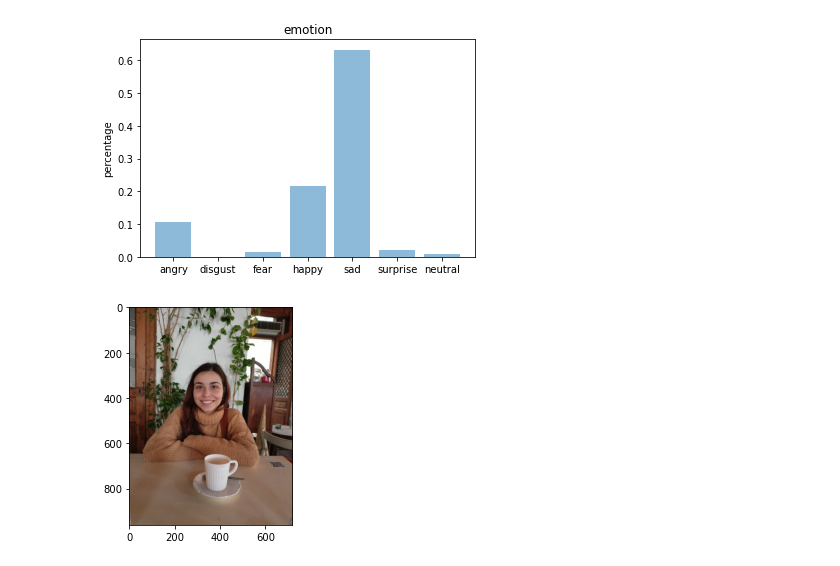
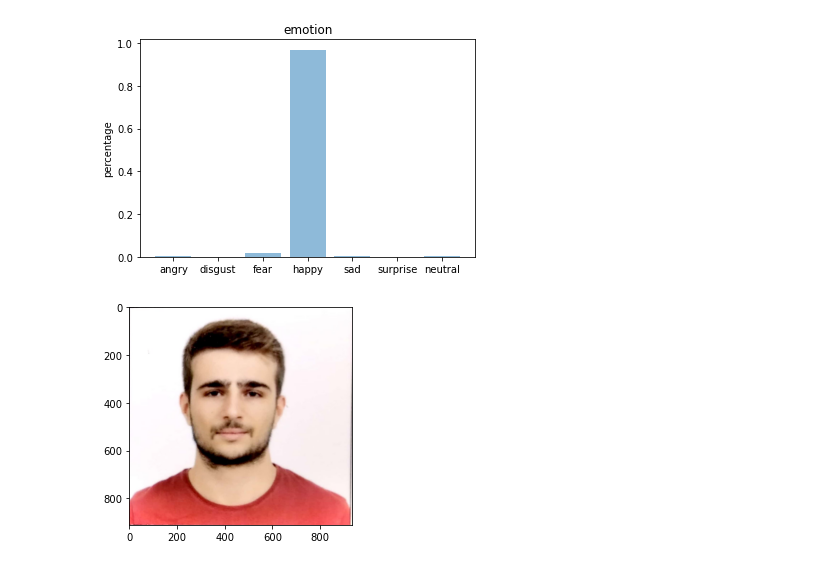
Before and after one commit to steliosgrs/Facial-Expression-Recognition, a Jupyter notebook: load_models.ipynb, the cells around one changed output. Cells and saved outputs as stored; diff of their text form; code cells hidden in the pictures.

Commit message:
Change photo

```diff
--- a/load_models.ipynb
+++ b/load_models.ipynb
@@ -37,22 +37,22 @@ model.load_weights('deep_face_weights.h5')
 # %%
 # path = "D:EmotionRecognition/CNN/test/surprise/PublicTest_3206770.jpg"
 
-path = "D:EmotionRecognition/images/test3/dimi.jpg"
+path = "D:images/photo.jpg"
 true_img = image.load_img(path)
 img = image.load_img(path, target_size=(48, 48),color_mode = "grayscale")
 
 x = image.img_to_array(img)
 x = np.expand_dims(x, axis = 0)
 x /= 255
 custom =model.predict(x)
 emotion_analysis(custom[0])
 
 x = np.array(x, 'float32')
 x = x.reshape([48, 48]);
 
 
 plt.imshow(true_img)
 plt.show()
 # %% [output]
-[figure, old version]
+[figure, new version]
-[figure, old version]
+[figure, new version]
```
Also changed, not shown: 1 other file.
